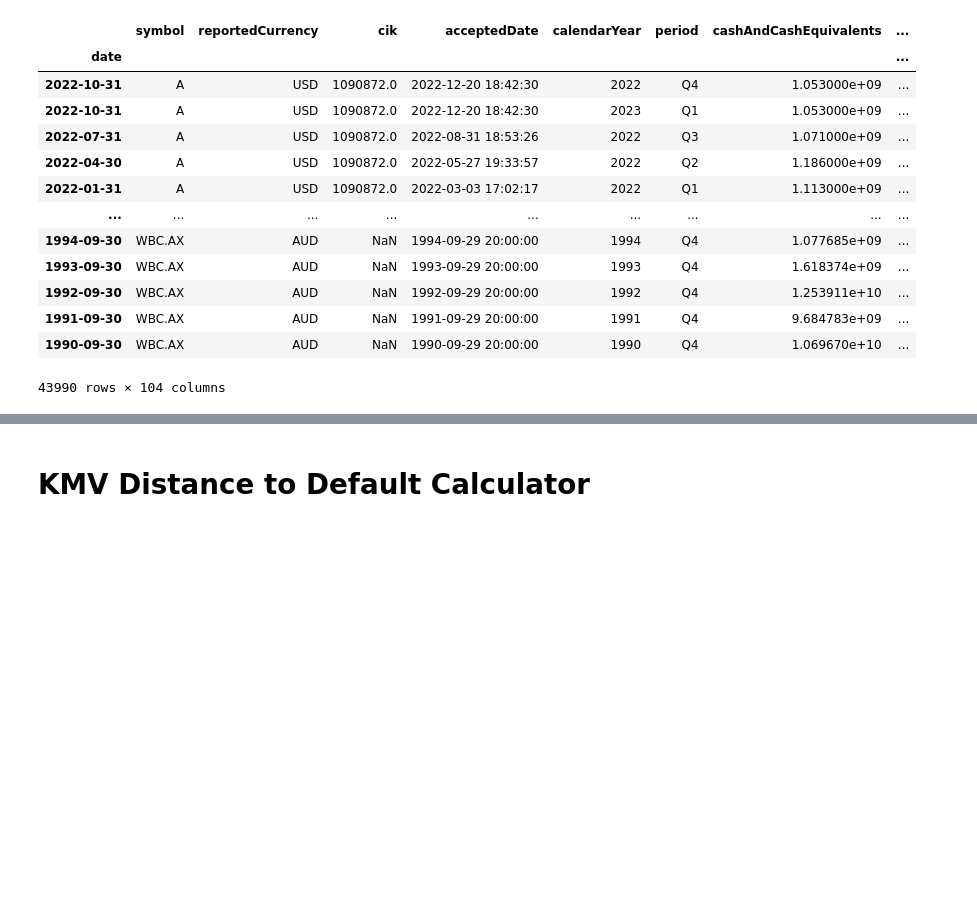
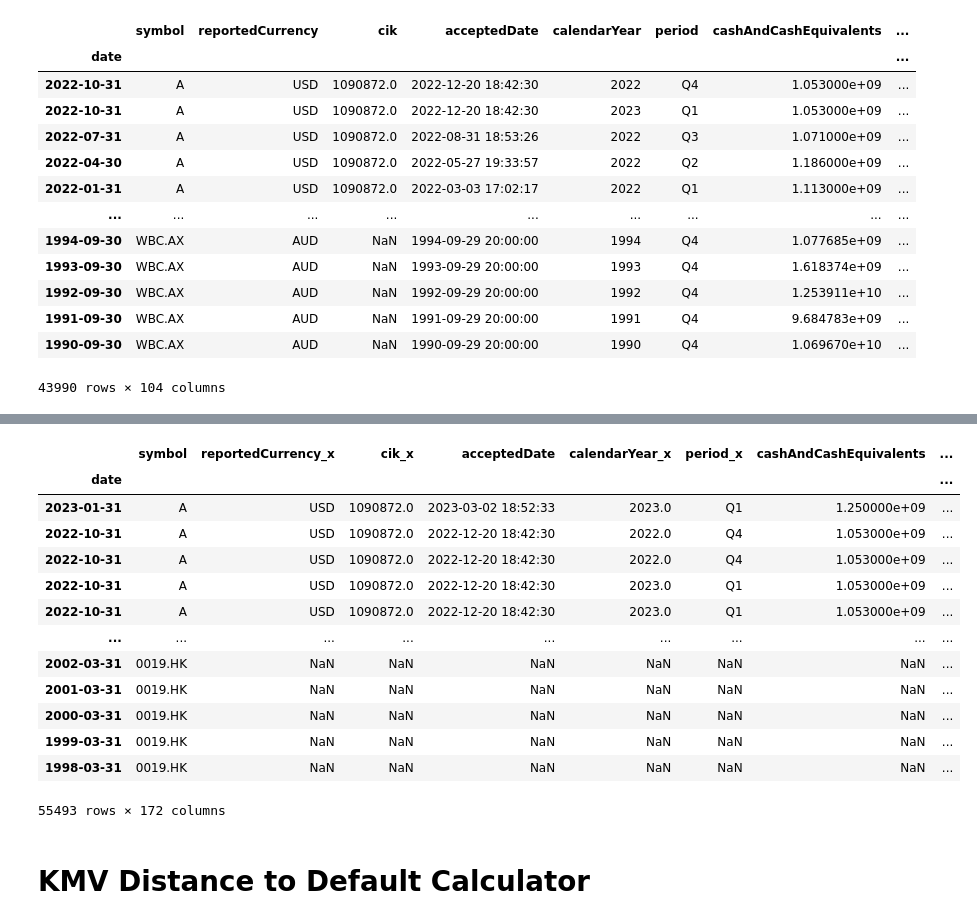
Before and after one commit to veeyuen/credit-spreads, a Jupyter notebook: build_dataframe.ipynb, the cells around one changed output, grey strips where cells are left out. Cells and saved outputs as stored; diff of their text form; code cells hidden in the pictures; blank space fills up the shorter version.

```diff
--- a/build_dataframe.ipynb
+++ b/build_dataframe.ipynb
@@ -531,3 +667,22 @@ merged_df
+# %%
+final_df = merged_df2.merge(cashflow, on=['date', 'symbol'], how='outer')
+# %%
+final_df.drop_duplicates()
+# %% [output]
+|  | symbol | reportedCurrency_x | cik_x | acceptedDate | calendarYear_x | period_x | cashAndCashEquivalents | ... |
+| date |  |  |  |  |  |  |  | ... |
+| 2023-01-31 | A | USD | 1090872.0 | 2023-03-02 18:52:33 | 2023.0 | Q1 | 1.250000e+09 | ... |
+| 2022-10-31 | A | USD | 1090872.0 | 2022-12-20 18:42:30 | 2022.0 | Q4 | 1.053000e+09 | ... |
+| 2022-10-31 | A | USD | 1090872.0 | 2022-12-20 18:42:30 | 2022.0 | Q4 | 1.053000e+09 | ... |
+| 2022-10-31 | A | USD | 1090872.0 | 2022-12-20 18:42:30 | 2023.0 | Q1 | 1.053000e+09 | ... |
+| 2022-10-31 | A | USD | 1090872.0 | 2022-12-20 18:42:30 | 2023.0 | Q1 | 1.053000e+09 | ... |
+| ... | ... | ... | ... | ... | ... | ... | ... | ... |
+| 2002-03-31 | 0019.HK | NaN | NaN | NaN | NaN | NaN | NaN | ... |
+| 2001-03-31 | 0019.HK | NaN | NaN | NaN | NaN | NaN | NaN | ... |
+| 2000-03-31 | 0019.HK | NaN | NaN | NaN | NaN | NaN | NaN | ... |
+| 1999-03-31 | 0019.HK | NaN | NaN | NaN | NaN | NaN | NaN | ... |
+| 1998-03-31 | 0019.HK | NaN | NaN | NaN | NaN | NaN | NaN | ... |
+55493 rows × 172 columns
 # %% [markdown]
 # KMV Distance to Default Calculator
 # %%
```
Also changed, not shown: parts of 16 cells of this notebook.
